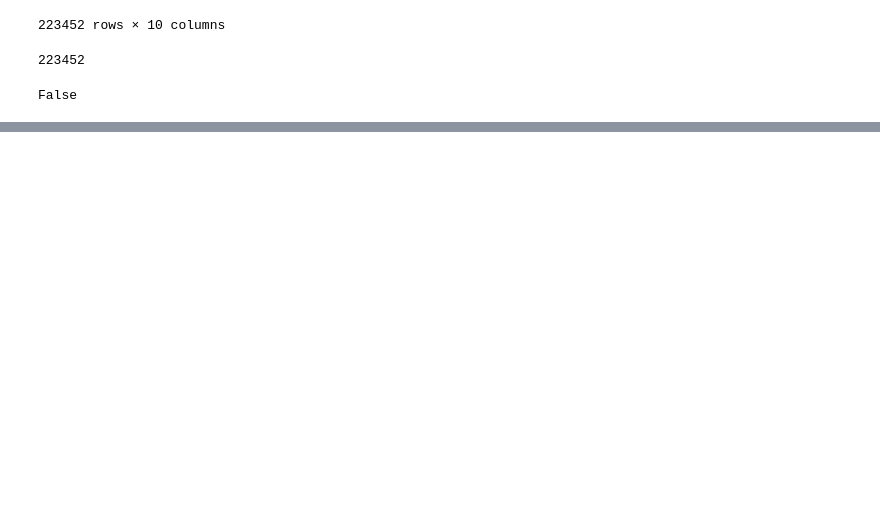
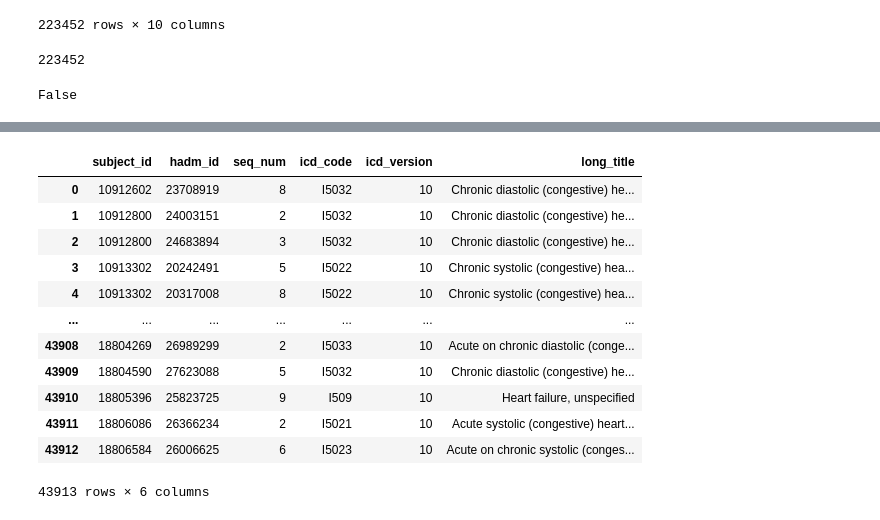
Before and after one commit to ayk-404/fs-thesis, a Jupyter notebook: notebooks/patients_demogra_time_to_event.ipynb, the cells around one changed output, grey strips where cells are left out. Cells and saved outputs as stored; diff of their text form; code cells hidden in the pictures; blank space fills up the shorter version.

```diff
--- a/notebooks/patients_demogra_time_to_event.ipynb
+++ b/notebooks/patients_demogra_time_to_event.ipynb
@@ -87,3 +124,23 @@ False
+# %%
+data = sql("""SELECT d.*, i.long_title
+FROM hosp.diagnoses_icd d
+LEFT JOIN hosp.d_icd_diagnoses i ON d.icd_code = i.icd_code
+WHERE d.icd_code LIKE 'I50%'""")
+show(data, limit=True)
+# %% [output]
+|  | subject_id | hadm_id | seq_num | icd_code | icd_version | long_title |
+| 0 | 10912602 | 23708919 | 8 | I5032 | 10 | Chronic diastolic (congestive) he... |
+| 1 | 10912800 | 24003151 | 2 | I5032 | 10 | Chronic diastolic (congestive) he... |
+| 2 | 10912800 | 24683894 | 3 | I5032 | 10 | Chronic diastolic (congestive) he... |
+| 3 | 10913302 | 20242491 | 5 | I5022 | 10 | Chronic systolic (congestive) hea... |
+| 4 | 10913302 | 20317008 | 8 | I5022 | 10 | Chronic systolic (congestive) hea... |
+| ... | ... | ... | ... | ... | ... | ... |
+| 43908 | 18804269 | 26989299 | 2 | I5033 | 10 | Acute on chronic diastolic (conge... |
+| 43909 | 18804590 | 27623088 | 5 | I5032 | 10 | Chronic diastolic (congestive) he... |
+| 43910 | 18805396 | 25823725 | 9 | I509 | 10 | Heart failure, unspecified |
+| 43911 | 18806086 | 26366234 | 2 | I5021 | 10 | Acute systolic (congestive) heart... |
+| 43912 | 18806584 | 26006625 | 6 | I5023 | 10 | Acute on chronic systolic (conges... |
+43913 rows × 6 columns
 # %%
 df_event = sql("""SELECT
     d.subject_id,
```
Also changed, not shown: parts of 16 cells of this notebook.
